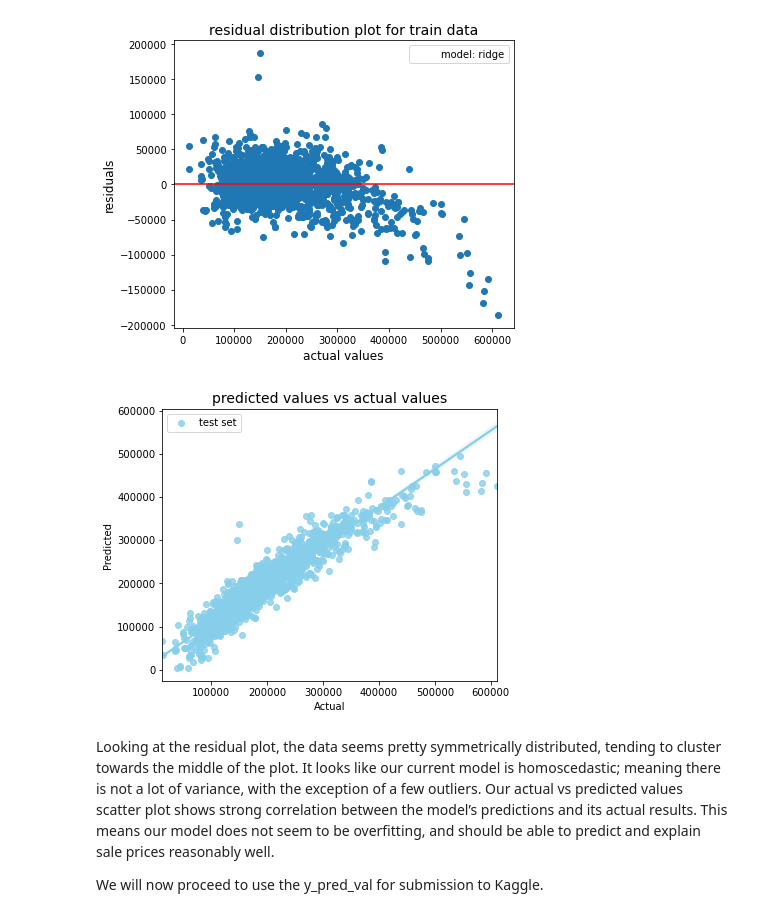
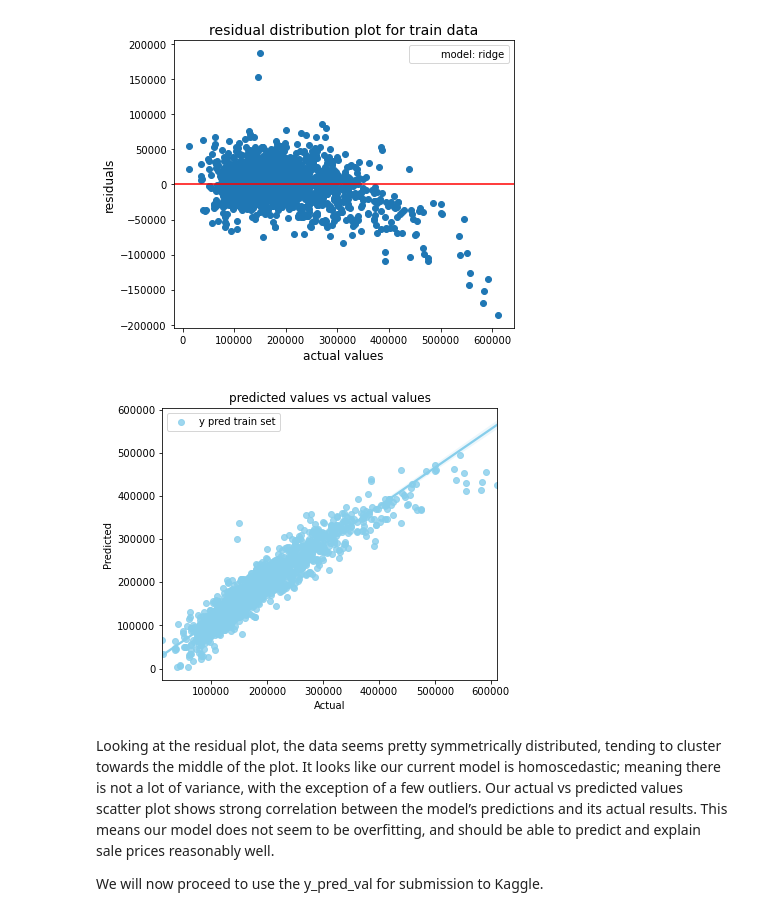
Before and after one commit to kevwee-lab/general-assembly-projects, a Jupyter notebook: Project_2/2 - Modelling and Predictions.ipynb, the cells around one changed output. Cells and saved outputs as stored; diff of their text form; code cells hidden in the pictures.

```diff
--- a/Project_2/2 - Modelling and Predictions.ipynb
+++ b/Project_2/2 - Modelling and Predictions.ipynb
@@ -826,13 +831,13 @@ plt.tight_layout()
 # %%
 # plot ypred vs ytrue
 plt.figure(figsize=(6,5))
 ax = plt.gca()
-sns.regplot(x= y, y= y_pred_train, color='skyblue', ax=ax, label="test set")
-ax.set_title('predicted values vs actual values', fontsize=14)
+sns.regplot(x= y, y= y_pred_train, color='skyblue', ax=ax, label="y pred train set")
+ax.set_title('predicted values vs actual values', fontsize=12)
 ax.legend()
 ax.set(xlabel='Actual', ylabel='Predicted');
 # %% [output]
-[figure, old version]
+[figure, new version]
 # %% [markdown]
 Looking at the residual plot, the data seems pretty symmetrically distributed, tending to cluster towards the middle of the plot. It looks like our current model is homoscedastic; meaning there is not a lot of variance, with the exception of a few outliers. Our actual vs predicted values scatter plot shows strong correlation between the model’s predictions and its actual results. This means our model does not seem to be overfitting, and should be able to predict and explain sale prices reasonably well.
 
```
Also changed, not shown: parts of 32 cells of this notebook, 1 other file.
